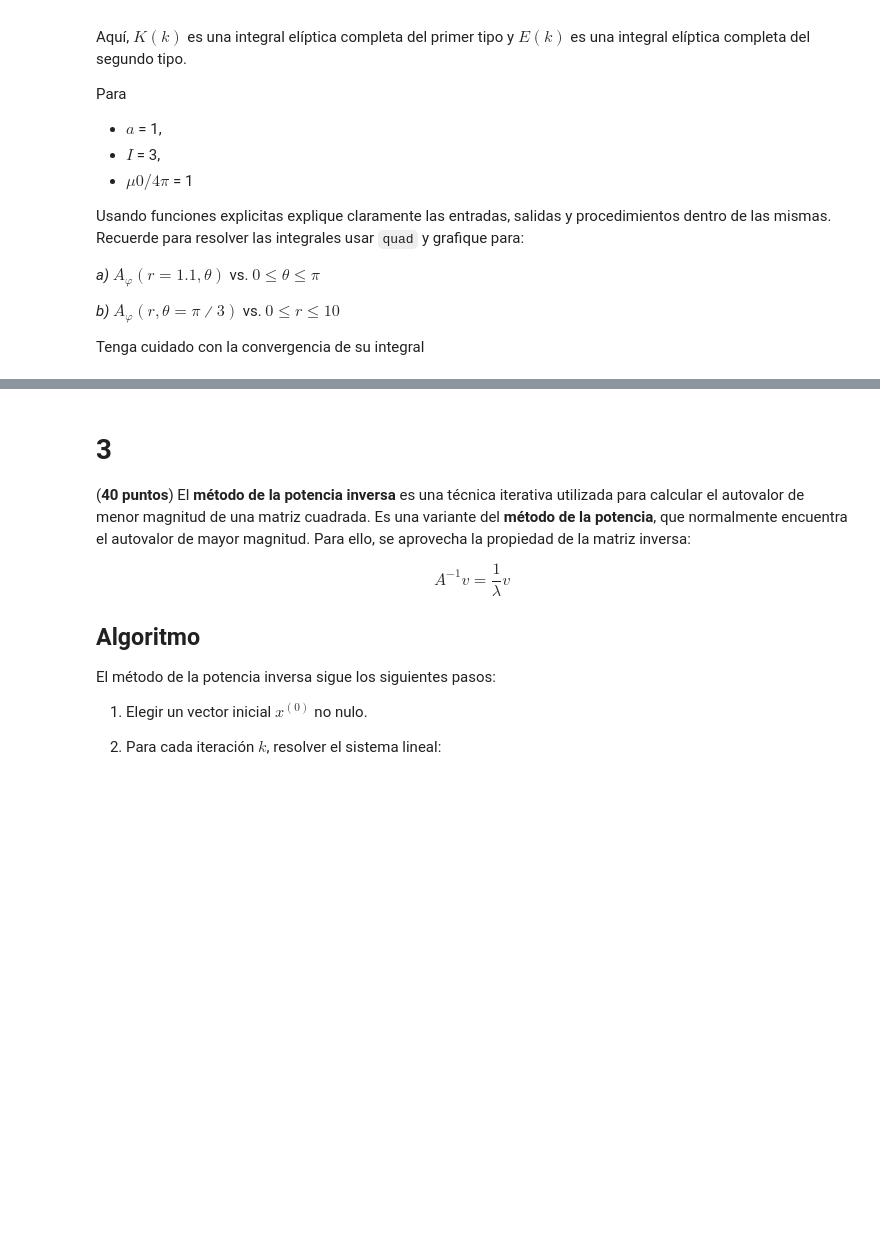
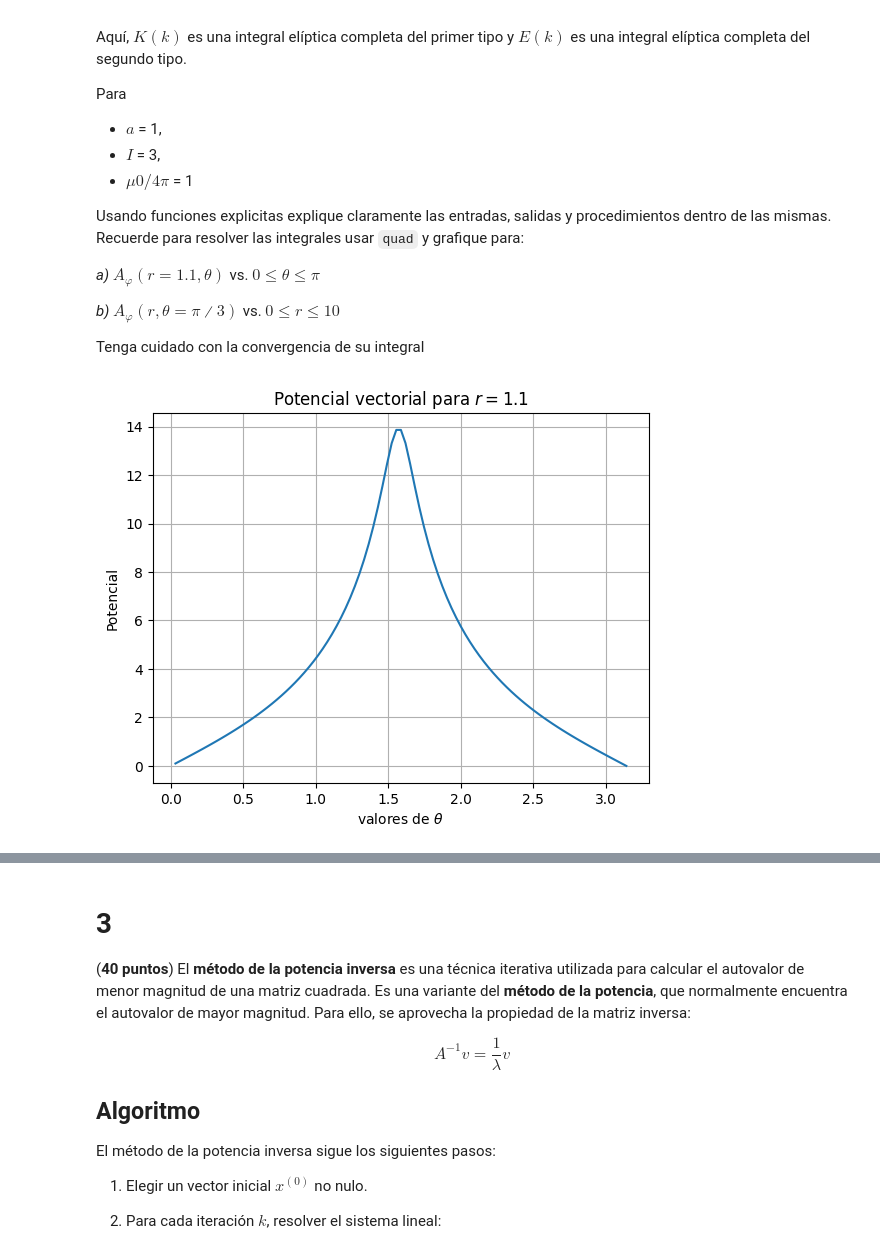
Before and after one commit to hernansalinas/CursoMetodosComputacionales, a Jupyter notebook: Students/Jaramillo_075/Parciales/Parcial2_Integrales_Matrices.ipynb, the cells around one changed output, grey strips where cells are left out. Saved outputs shown, nothing was run; the diff lists cells and outputs as text; code cells hidden in the pictures; blank space fills up the shorter version.

```diff
--- a/Students/Jaramillo_075/Parciales/Parcial2_Integrales_Matrices.ipynb
+++ b/Students/Jaramillo_075/Parciales/Parcial2_Integrales_Matrices.ipynb
@@ -149,19 +149,31 @@ def K(r, theta, phi):
 
 def integral_K(r, theta):
   def integrand(phi):
-    return quad(1 / np.sqrt(1 - k_2(r,theta) * np.sin(phi) ** 2), 0, np.pi/2)[0] #función anidada que recibe la variable de integración habiendo definido antes las variables r y theta, que son las constantes en que va a quedar la función integrada
+    return 1 / np.sqrt(1 - k_2(r,theta) * np.sin(phi) ** 2) #función anidada que recibe la variable de integración habiendo definido antes las variables r y theta, que son las variables en que va a quedar la función integrada
+  result = quad(integrand, 0, np.pi/2)[0] #devuelve la integral como una función de theta y r
+  return result
 
 def integral_E(r, theta):
   def integrand(phi):
-     return quad(np.sqrt(1 - k_2(r,theta) * np.sin(phi) ** 2), 0, np.pi/2)[0] # misma explicación de arriba
+     return np.sqrt(1 - k_2(r,theta) * np.sin(phi) ** 2) # misma explicación de arriba
+  result = quad(integrand, 0, np.pi/2)[0]
+  return result
+
 
 def A(r, theta): # función que depende sólo de r y theta, que son las variables de k_2 y las integrales anteriores
-  return k * 4 * I * a / np.sqrt(a ** 2 + r ** 2 + 2 * a * r * np.sin(theta)) * ((2 - k_2(r, theta)) * integral_K(r, theta) - 2 * integral_E(r, theta)/ k_2(r, theta))
+  return (k * 4 * I * a) / np.sqrt(a ** 2 + r ** 2 + 2 * a * r * np.sin(theta)) * (((2 - k_2(r, theta)) * integral_K(r, theta) - 2 * integral_E(r, theta))/ k_2(r, theta))
 # %%
-values = np.linspace(1e-7, np.pi - 1e-8, 100)
+theta = np.linspace(0, np.pi - 1e-8, 100)
 values1 = np.zeros(100)
-for i in zip(values):
-  for j in range(100):
-    values1[j] = A(1.1, i)
 
-plt.plot(values, values1)
+for i in range(len(theta)):
+    values1[i] = A(1.1, theta[i])
+
+plt.plot(theta, values1)
+plt.grid()
+plt.title('Potencial vectorial para $ r = 1.1$')
+plt.xlabel(r'valores de $\theta$')
+plt.ylabel('Potencial')
+plt.show()
+# %% [output]
+[figure, added]
```
Also changed, not shown: parts of 9 cells of this notebook.
